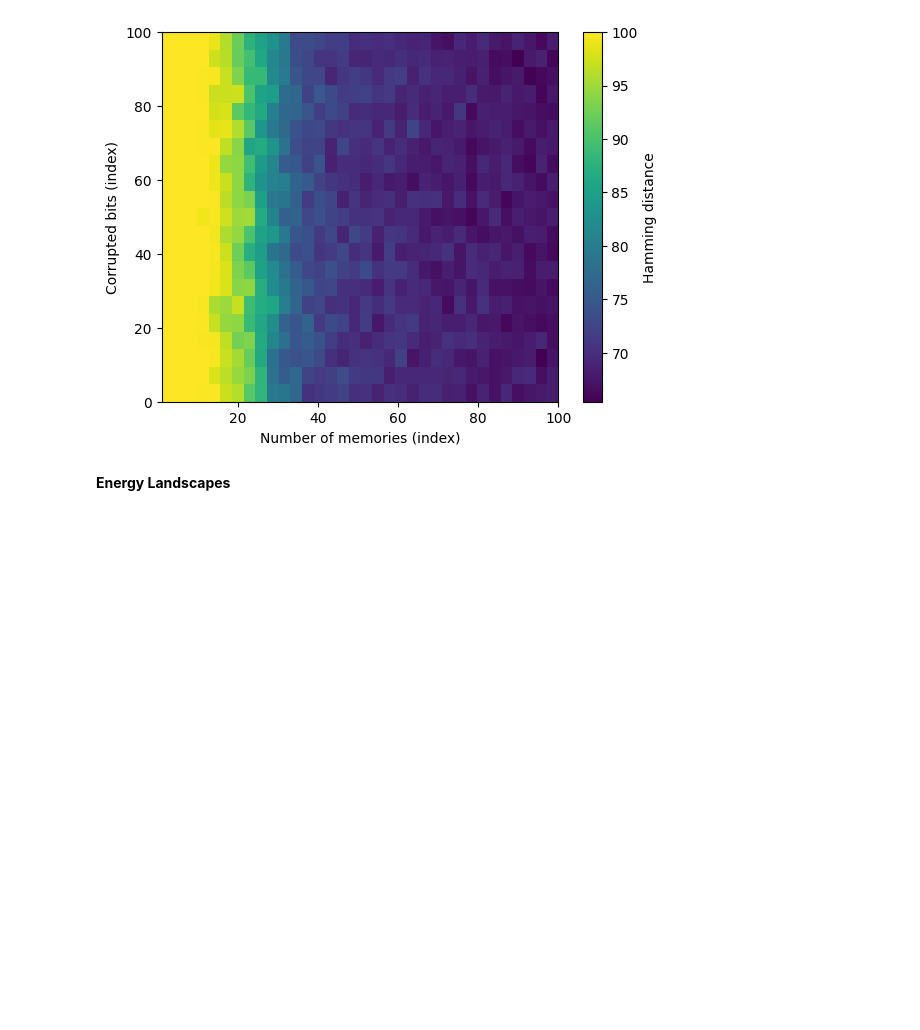
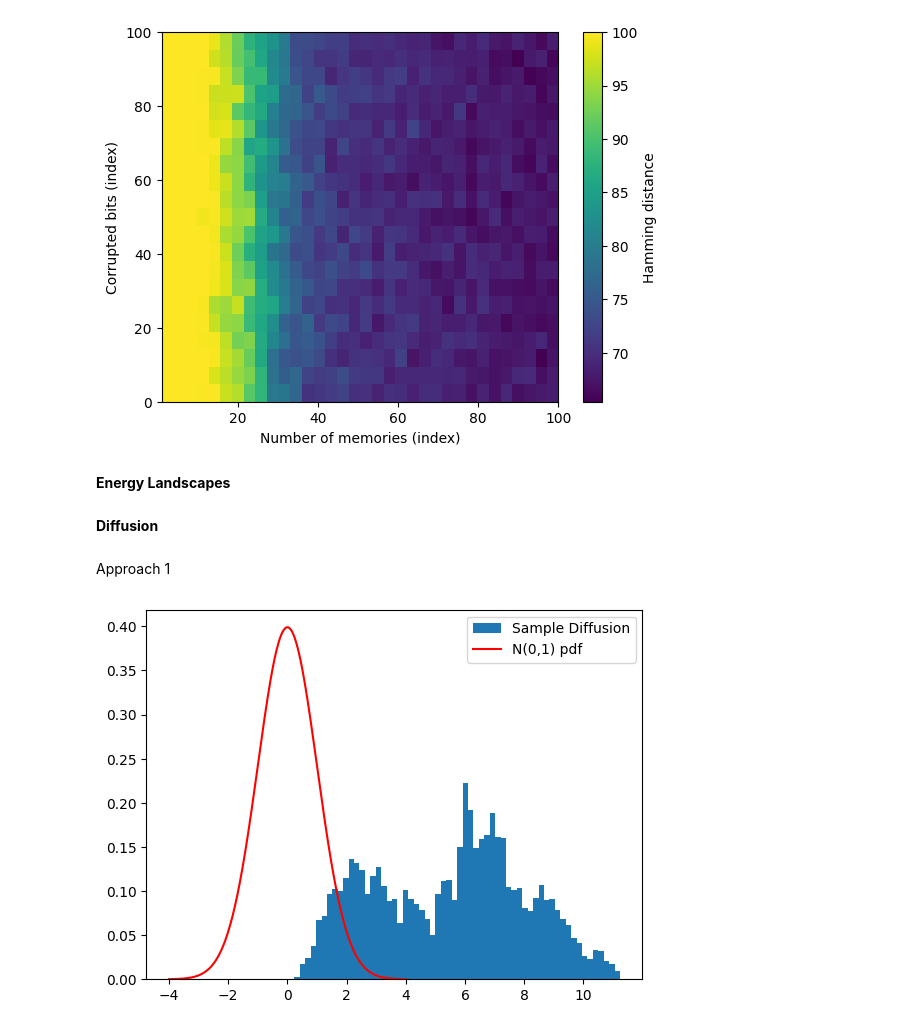
Before and after one commit to MuhammadAli8209/PHYS_PROJECTS, a Jupyter notebook: Project 3/machine_learning.ipynb, the cells around one changed output. Saved outputs shown, nothing was run; the diff lists cells and outputs as text; code cells hidden in the pictures; blank space fills up the shorter version.

Commit message:
added new approaches, need to finish still

```diff
--- a/Project 3/machine_learning.ipynb
+++ b/Project 3/machine_learning.ipynb
@@ -249,3 +256,80 @@ network = HopfieldNetwork.build(NEURONS)
 memories = np.random.choice([-1, 1], size=(NEURONS, 2))
 network.memorize(memories)
 network.Get_Energy_Landscape(memories)
+# %% [markdown]
+**Diffusion**
+# %% [markdown]
+Approach 1
+# %%
+## Consider pollen particle, buffeted by air, it keeps going random directions
+
+## At time t particle is at x(t) = x(t-1) + sqrt(delta)z where z is random gaussian random number
+
+## If it were in some kind of potential field E(x)
+
+## Langevin Equation: x(t) = x(t - 1) + delta/2 * F(x(t-1)) + sqrt(delta)z
+
+## F is equal to e^(-E(x(t-1)))
+
+# Since this is a markov chain, new position only depends on the current position.
+# Will lead to a stationary dist
+
+# You will end up with a probability distribution of e^(-E(x))
+
+@dataclass
+class Diffuser:
+
+    def simple_oscillator_Energy(x):
+        return x**2 / 2
+
+    def ForwardDiffusion(x_0,T, delta, oscillator):
+        locations = []
+        locations.append(x_0)
+
+        for _ in range(T):
+
+            z = np.random.randn()
+
+            Energy = oscillator(locations[-1])
+
+            F_ = np.exp(-Energy)
+
+            new_location = locations[-1] + (delta/2) * F_ + np.sqrt(delta) * z
+
+            locations.append(new_location)
+
+        return locations
+
+    def Metropolis(x_0, T, delta, oscillator):
+        locations = []
+        locations.append(x_0)
+
+        for _ in range(T):
+            x = locations[-1]
+            new = x + np.sqrt(delta) * np.random.randn()
+
+            A = np.exp(-(oscillator(new) - oscillator(x)))
+
+            if np.random.rand() < A:
+                locations.append(new)
+            else:
+                locations.append(x)
+
+        return locations
+
+
+
+
+T = 10_000
+x_0 = 1
+delta = .01
+diffused = Diffuser.ForwardDiffusion(1, T, delta, Diffuser.simple_oscillator_Energy)[1000:]
+plt.hist(diffused, bins=60, density=True, label="Sample Diffusion")
+
+xs = np.linspace(-4, 4, 400)
+
+plt.plot(xs, np.exp(-xs**2 / 2) / np.sqrt(2*np.pi), "r-", label="N(0,1) pdf")
+plt.legend()
+plt.show()
+# %% [output]
+[figure, added]
```
Also changed, not shown: parts of 5 cells of this notebook.
